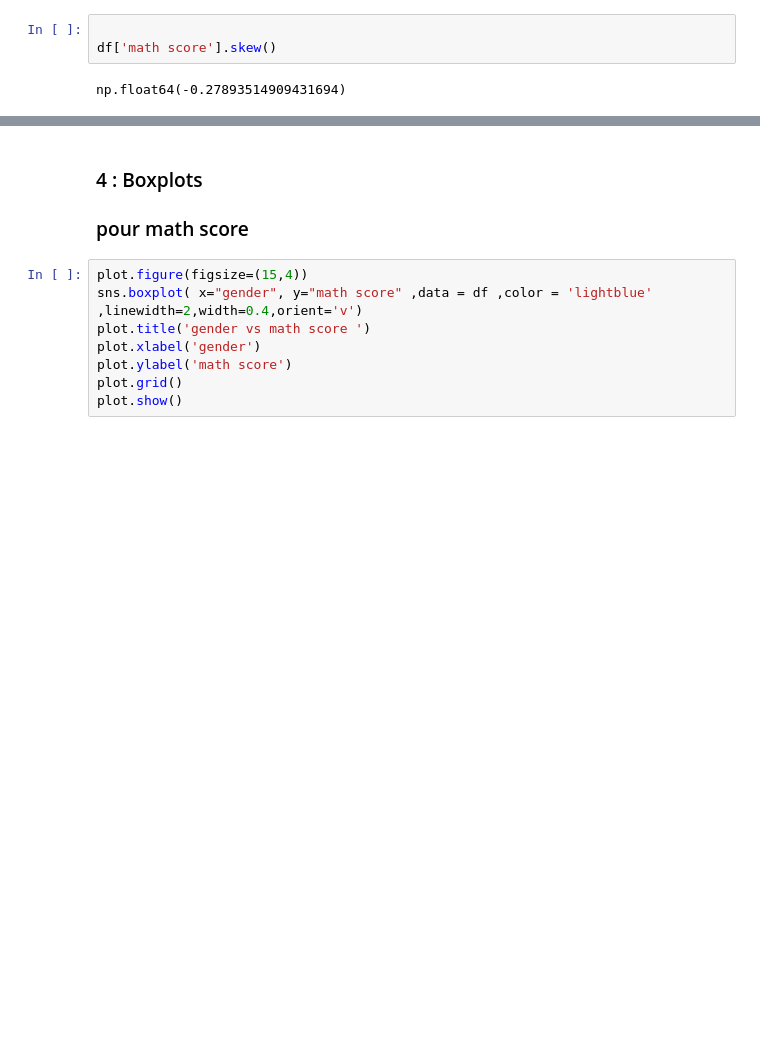
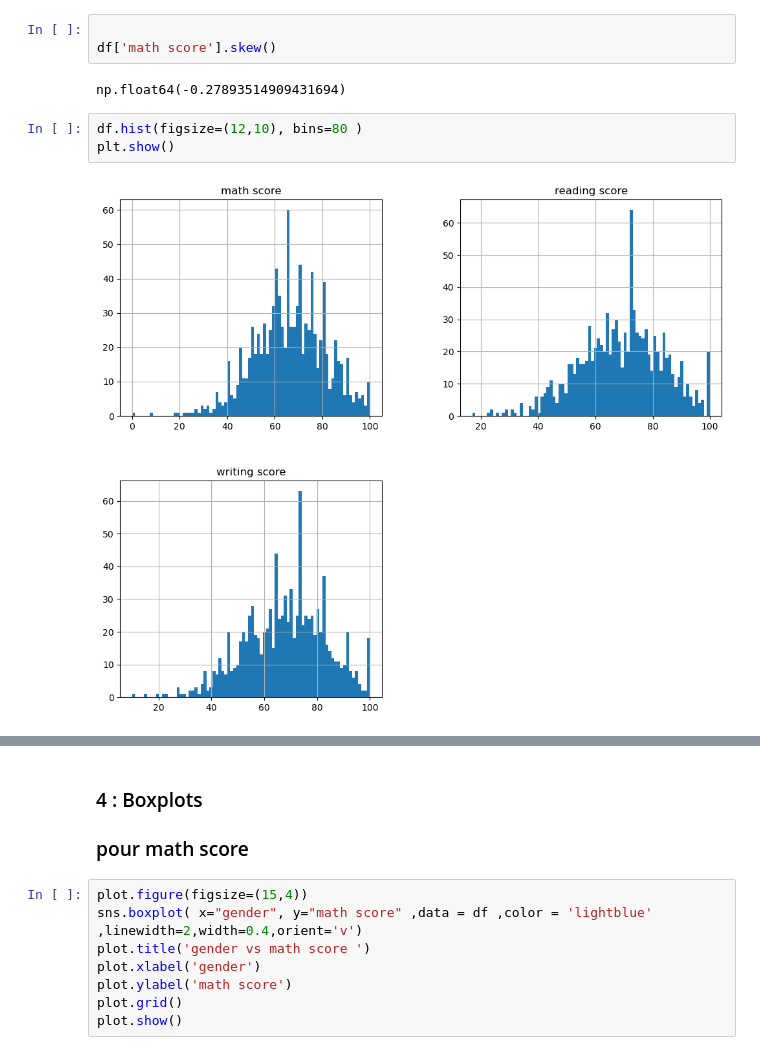
Before and after one commit to zelkadiri603-lang/mini_projet_ML, a Jupyter notebook: ML.ipynb, the cells around one changed output, grey strips where cells are left out. Saved outputs shown, nothing was run; the diff lists cells and outputs as text; blank space fills up the shorter version.

```diff
--- a/ML.ipynb
+++ b/ML.ipynb
@@ -156,3 +156,8 @@ La plupart des étudiants ont des notes entre 50 et 80 On observe un pic autour
 df['math score'].skew()
 # %% [output]
 np.float64(-0.27893514909431694)
+# %%
+df.hist(figsize=(12,10), bins=80 )
+plt.show()
+# %% [output]
+[figure, added]
```
Also changed, not shown: parts of 16 cells of this notebook.
